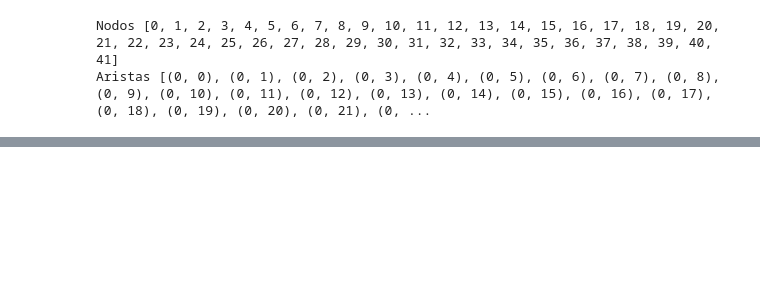
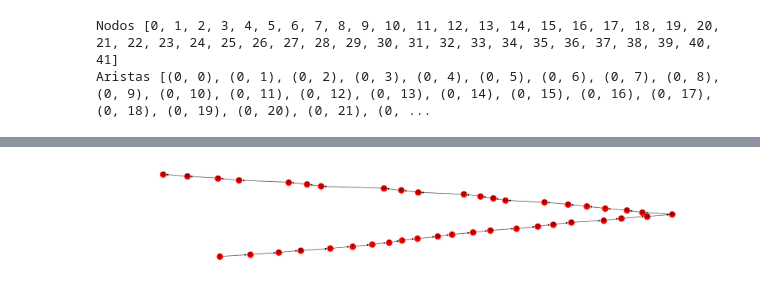
Before and after one commit to 404isabel/03MAIR-Algoritmos-de-optimizacion, a Jupyter notebook: AG3/Isabel_Vazquez_AG3.ipynb, the cells around one changed output, grey strips where cells are left out. Cells and saved outputs as stored; diff of their text form; code cells hidden in the pictures; blank space fills up the shorter version.

```diff
--- a/AG3/Isabel_Vazquez_AG3.ipynb
+++ b/AG3/Isabel_Vazquez_AG3.ipynb
@@ -296,0 +363,5 @@ hormigas(problem, 1000)
+# %%
+#Con 10 agentes
+VECES=5
+for i in range(VECES):
+  hormigas(problem, 10)
@@ -296,0 +379,5 @@ hormigas(problem, 1000)
+# %%
+#Con 42 agentes tantos agentes como nodos
+VECES=5
+for i in range(VECES):
+  hormigas(problem, 42)
@@ -296,0 +395,5 @@ hormigas(problem, 1000)
+# %%
+#Con 1000 agentes
+VECES=5
+for i in range(VECES):
+  hormigas(problem, 1000)
@@ -296,0 +411,5 @@ hormigas(problem, 1000)
+# %%
+#Con 5000 agentes
+VECES=5
+for i in range(VECES):
+  hormigas(problem, 5000)
@@ -296,0 +464,68 @@ hormigas(problem, 1000)
+# %%
+import matplotlib.pyplot as plt
+import networkx as nx
+import sys
+
+#Gráfico para mostrar la solución, representando el camino, así como la distancia entre los nodos
+def dibujar(solucion):
+  G = nx.DiGraph()
+  G.clear()
+  G.pos={}
+  x=0
+  y=0
+  posiciones=[]
+  tamanio=len(solucion)
+  mitad=len(solucion)//2
+  distancias=[]
+  i=0
+  for elem in solucion:
+
+    #Posiciono el primer elemento en la coordenada (0,0)
+    if(i==0):
+        G.pos[elem]=(0,0)
+        posiciones.append(0)
+    #Para el resto de casos calculo la posición x en función de la distancia
+    #Además voy sumando siempre el valor 30 para x e y para que una mejor visualización
+    #y que no se queden los nodos apelotonados
+    else:
+      #Añado la arista del elemento anterior y este
+      G.add_edge(solucion[i-1],solucion[i])
+      #Calculo la distancia entre el nodo anterior y este
+      dist=distancia(solucion[i],solucion[i-1],problem)
+      #Añado la distancia al array
+      distancias.append(dist)
+
+      #Para una mejor visualización, divido el gráfico en 2 partes, ya que si no no se visualiza correctamente, al haber tantos nodos
+      #Si es menor que la mitad, voy a visualizar el gráfico de forma ascendente hacia la derecha
+      if i<=mitad:
+        y+=30
+        x+=30
+        posicionAnterior=posiciones[i-1]
+        posicionActual=posicionAnterior+dist
+      #Si es menor que la mitad, hacia la izquierda y hacia arriba
+      else:
+        y+=30
+        x-=30
+        posicionAnterior=posiciones[i-1]
+        posicionActual=posicionAnterior-dist
+
+
+      #Establezco la posición del nodo actual, y añado la posición a array
+      G.pos[elem]=((posicionActual)+x,y)
+      posiciones.append(posicionActual)
+    i+=1
+
+  #Visualizo la figura
+  plt.figure(figsize=(30, 5))
+  pos = nx.spring_layout(G)
+  nx.draw_networkx_edges(G, pos, arrows=True)
+  nx.draw(G,G.pos, with_labels=True, size=1000,cmap=plt.cm.Reds_r)
+  plt.show()
+
+  #Pinto, además el camino y las distancias para que se pueda comparar con el gráfico
+  print("Camino :"+str(solucion))
+  print("Distancias :"+str(distancias))
+
+dibujar(solLocal)
+# %% [output]
+[figure, added]
```
Also changed, not shown: parts of 22 cells of this notebook.
